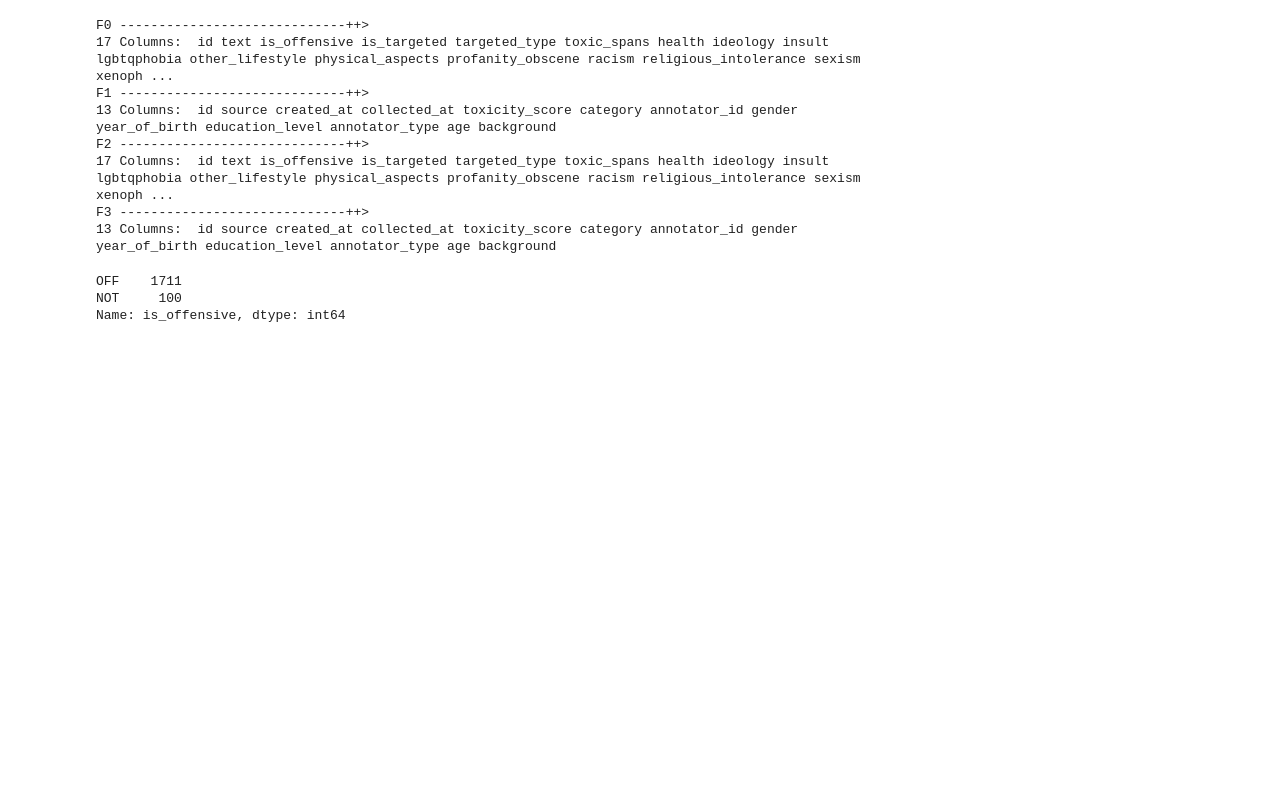
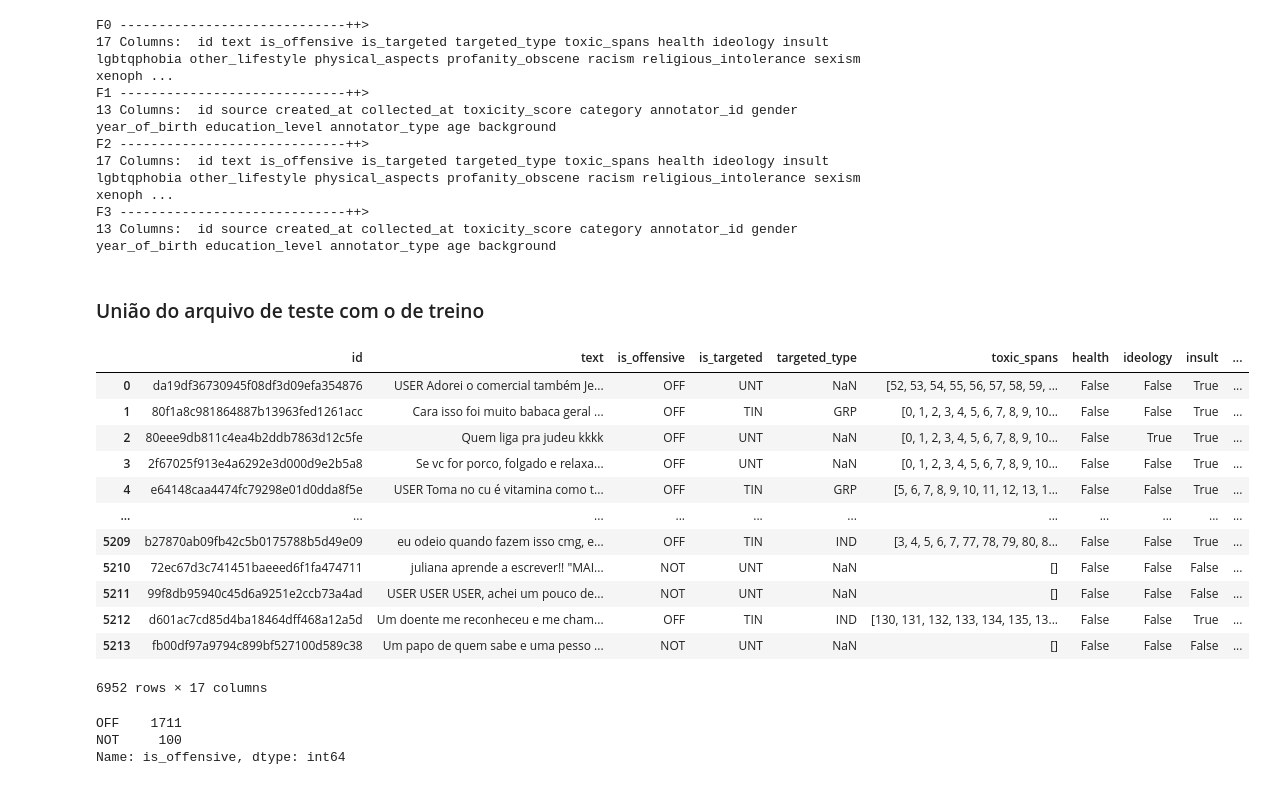
Before and after one commit to duvrdx/twitter_hate_speech, a Jupyter notebook: dataset_analysisv2.ipynb, the cells around one changed output. Cells and saved outputs as stored; diff of their text form; code cells hidden in the pictures; blank space fills up the shorter version.

Commit message:
update: união do arquivo test.csv com o train.csv

```diff
--- a/dataset_analysisv2.ipynb
+++ b/dataset_analysisv2.ipynb
@@ -37,6 +41,24 @@ F2 -----------------------------++>
 17 Columns:  id text is_offensive is_targeted targeted_type toxic_spans health ideology insult lgbtqphobia other_lifestyle physical_aspects profanity_obscene racism religious_intolerance sexism xenoph ...
 F3 -----------------------------++>
 13 Columns:  id source created_at collected_at toxicity_score category annotator_id gender year_of_birth education_level annotator_type age background
+# %% [markdown]
+### União do arquivo de teste com o de treino
+# %%
+dataframes_merged = pd.concat([dataframes[0], dataframes[2]])
+# %% [output]
+|  | id | text | is_offensive | is_targeted | targeted_type | toxic_spans | health | ideology | insult | ... |
+| 0 | da19df36730945f08df3d09efa354876 | USER Adorei o comercial também Je... | OFF | UNT | NaN | [52, 53, 54, 55, 56, 57, 58, 59, ... | False | False | True | ... |
+| 1 | 80f1a8c981864887b13963fed1261acc | Cara isso foi muito babaca geral ... | OFF | TIN | GRP | [0, 1, 2, 3, 4, 5, 6, 7, 8, 9, 10... | False | False | True | ... |
+| 2 | 80eee9db811c4ea4b2ddb7863d12c5fe | Quem liga pra judeu kkkk | OFF | UNT | NaN | [0, 1, 2, 3, 4, 5, 6, 7, 8, 9, 10... | False | True | True | ... |
+| 3 | 2f67025f913e4a6292e3d000d9e2b5a8 | Se vc for porco, folgado e relaxa... | OFF | UNT | NaN | [0, 1, 2, 3, 4, 5, 6, 7, 8, 9, 10... | False | False | True | ... |
+| 4 | e64148caa4474fc79298e01d0dda8f5e | USER Toma no cu é vitamina como t... | OFF | TIN | GRP | [5, 6, 7, 8, 9, 10, 11, 12, 13, 1... | False | False | True | ... |
+| ... | ... | ... | ... | ... | ... | ... | ... | ... | ... | ... |
+| 5209 | b27870ab09fb42c5b0175788b5d49e09 | eu odeio quando fazem isso cmg, e... | OFF | TIN | IND | [3, 4, 5, 6, 7, 77, 78, 79, 80, 8... | False | False | True | ... |
+| 5210 | 72ec67d3c741451baeeed6f1fa474711 | juliana aprende a escrever!! "MAI... | NOT | UNT | NaN | [] | False | False | False | ... |
+| 5211 | 99f8db95940c45d6a9251e2ccb73a4ad | USER USER USER, achei um pouco de... | NOT | UNT | NaN | [] | False | False | False | ... |
+| 5212 | d601ac7cd85d4ba18464dff468a12a5d | Um doente me reconheceu e me cham... | OFF | TIN | IND | [130, 131, 132, 133, 134, 135, 13... | False | False | True | ... |
+| 5213 | fb00df97a9794c899bf527100d589c38 | Um papo de quem sabe e uma pesso ... | NOT | UNT | NaN | [] | False | False | False | ... |
+6952 rows × 17 columns
 # %%
 df_metadata = dataframes[3]
 df_metadata = df_metadata[df_metadata["source"] == "Twitter"]
```
Also changed, not shown: parts of 2 cells of this notebook.
